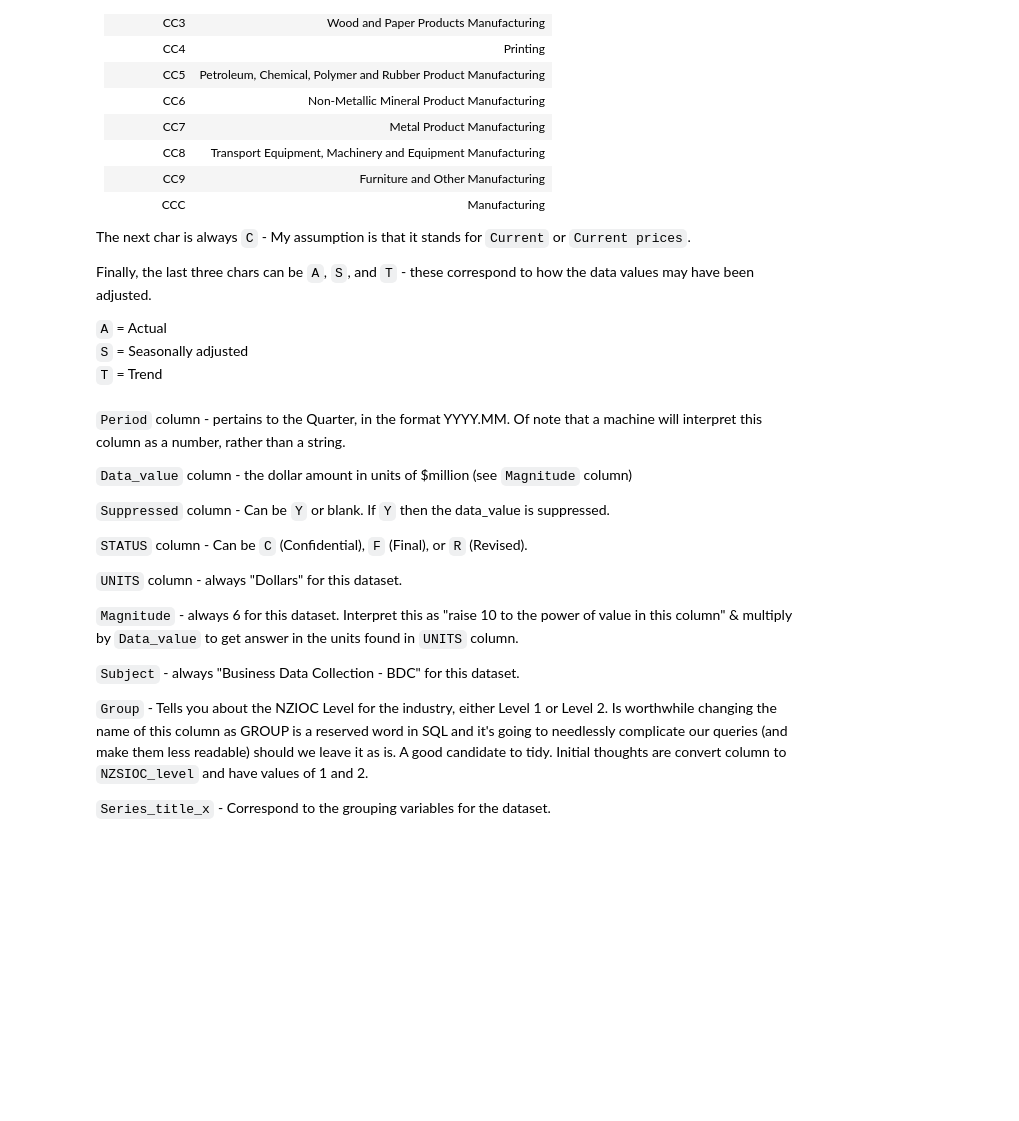
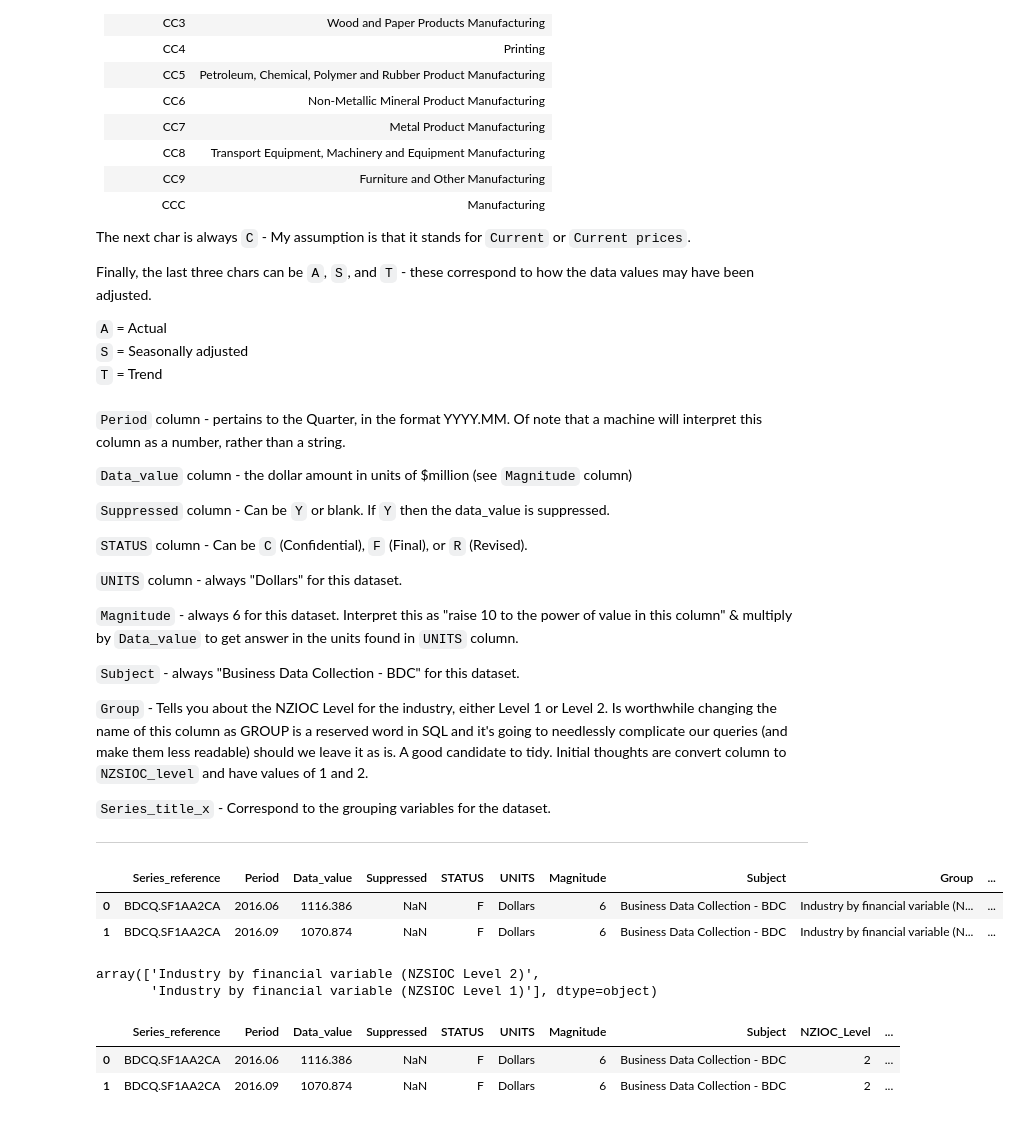
Before and after one commit to marcusbuckland/mle, a Jupyter notebook: notebook.ipynb, the cells around one changed output. Drawn from its saved outputs; the diff is of its cells as text; code cells hidden in the pictures; blank space fills up the shorter version.

Commit message:
tidying of the financial data

```diff
--- a/notebook.ipynb
+++ b/notebook.ipynb
@@ -171,3 +171,27 @@ Finally, the last three chars can be `A`, `S`, and `T` - these correspond to how
 `Group` - Tells you about the NZIOC Level for the industry, either Level 1 or Level 2. Is worthwhile changing the name of this column as GROUP is a reserved word in SQL and it's going to needlessly complicate our queries (and make them less readable) should we leave it as is. A good candidate to tidy. Initial thoughts are convert column to `NZSIOC_level` and have values of 1 and 2.
 
 `Series_title_x` - Correspond to the grouping variables for the dataset.
+
+___
+# %%
+# Tidy up the financials_df dataset
+financials_df.isna().all() # Series_title_5 contains only NaN values. Let's remove that column
+financials_df.drop('Series_title_5', axis=1, inplace=True)
+financials_df.head(2)
+# %% [output]
+|  | Series_reference | Period | Data_value | Suppressed | STATUS | UNITS | Magnitude | Subject | Group | ... |
+| 0 | BDCQ.SF1AA2CA | 2016.06 | 1116.386 | NaN | F | Dollars | 6 | Business Data Collection - BDC | Industry by financial variable (N... | ... |
+| 1 | BDCQ.SF1AA2CA | 2016.09 | 1070.874 | NaN | F | Dollars | 6 | Business Data Collection - BDC | Industry by financial variable (N... | ... |
+# %%
+financials_df['Group'].unique() # The group column contains data relating to the NZSIOC Level
+# %% [output]
+array(['Industry by financial variable (NZSIOC Level 2)',
+       'Industry by financial variable (NZSIOC Level 1)'], dtype=object)
+# %%
+financials_df['Group'] = financials_df['Group'].apply(lambda x: 1 if '1' in x else 2)
+financials_df.rename({'Group':'NZIOC_Level'}, axis=1, inplace=True)
+financials_df.head(2)
+# %% [output]
+|  | Series_reference | Period | Data_value | Suppressed | STATUS | UNITS | Magnitude | Subject | NZIOC_Level | ... |
+| 0 | BDCQ.SF1AA2CA | 2016.06 | 1116.386 | NaN | F | Dollars | 6 | Business Data Collection - BDC | 2 | ... |
+| 1 | BDCQ.SF1AA2CA | 2016.09 | 1070.874 | NaN | F | Dollars | 6 | Business Data Collection - BDC | 2 | ... |
```
Also changed, not shown: parts of 7 cells of this notebook.
